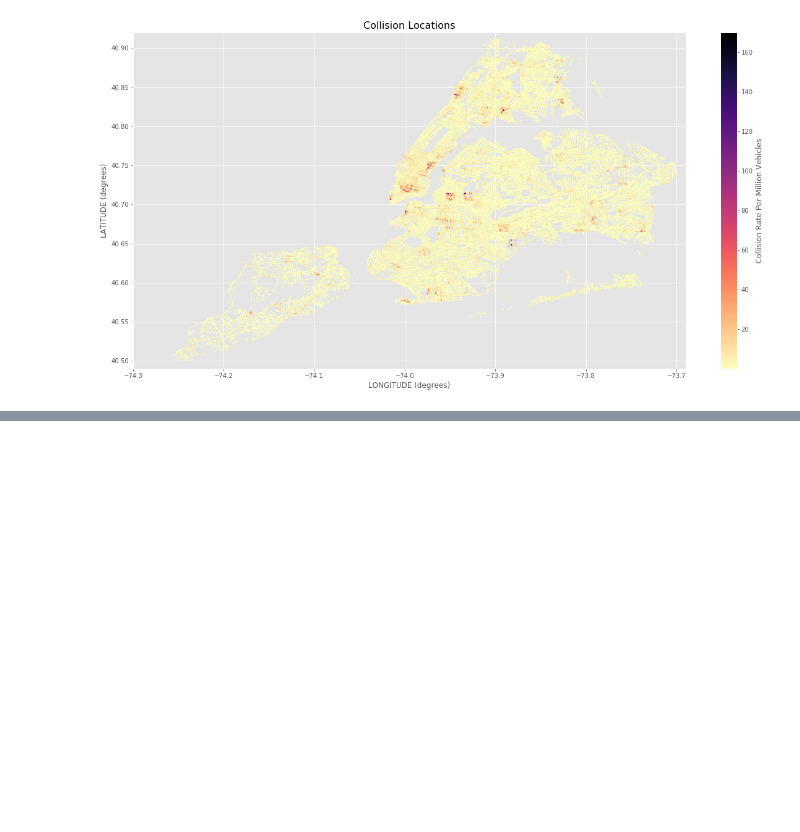
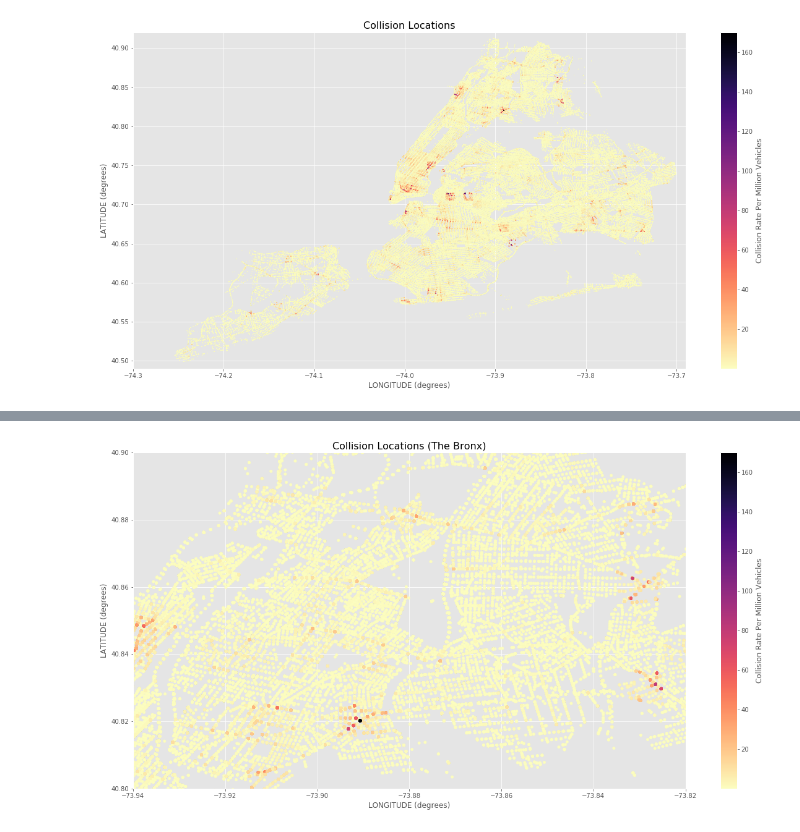
Before and after one commit to nealrea/collisionViz, a Jupyter notebook: data_exploration/data_normalization.ipynb, the cells around one changed output, grey strips where cells are left out. Drawn from its saved outputs; the diff is of its cells as text; code cells hidden in the pictures; blank space fills up the shorter version.

```diff
--- a/data_exploration/data_normalization.ipynb
+++ b/data_exploration/data_normalization.ipynb
@@ -273,0 +285,11 @@ plt.show()
+# %%
+plt.scatter(coll['LONGITUDE'], coll['LATITUDE'], c=coll['Collision Rate'], s=20, cmap=plt.cm.magma_r)
+plt.xlabel('LONGITUDE (degrees)', fontsize=12)
+plt.ylabel('LATITUDE (degrees)', fontsize=12)
+plt.title('Collision Locations (The Bronx)', fontsize=16)
+plt.ylim(40.8,40.9)
+plt.xlim(-73.94,-73.82)
+plt.colorbar(label='Collision Rate Per Million Vehicles')
+plt.show()
+# %% [output]
+[figure, added]
```
Also changed, not shown: parts of 1 cell of this notebook.
